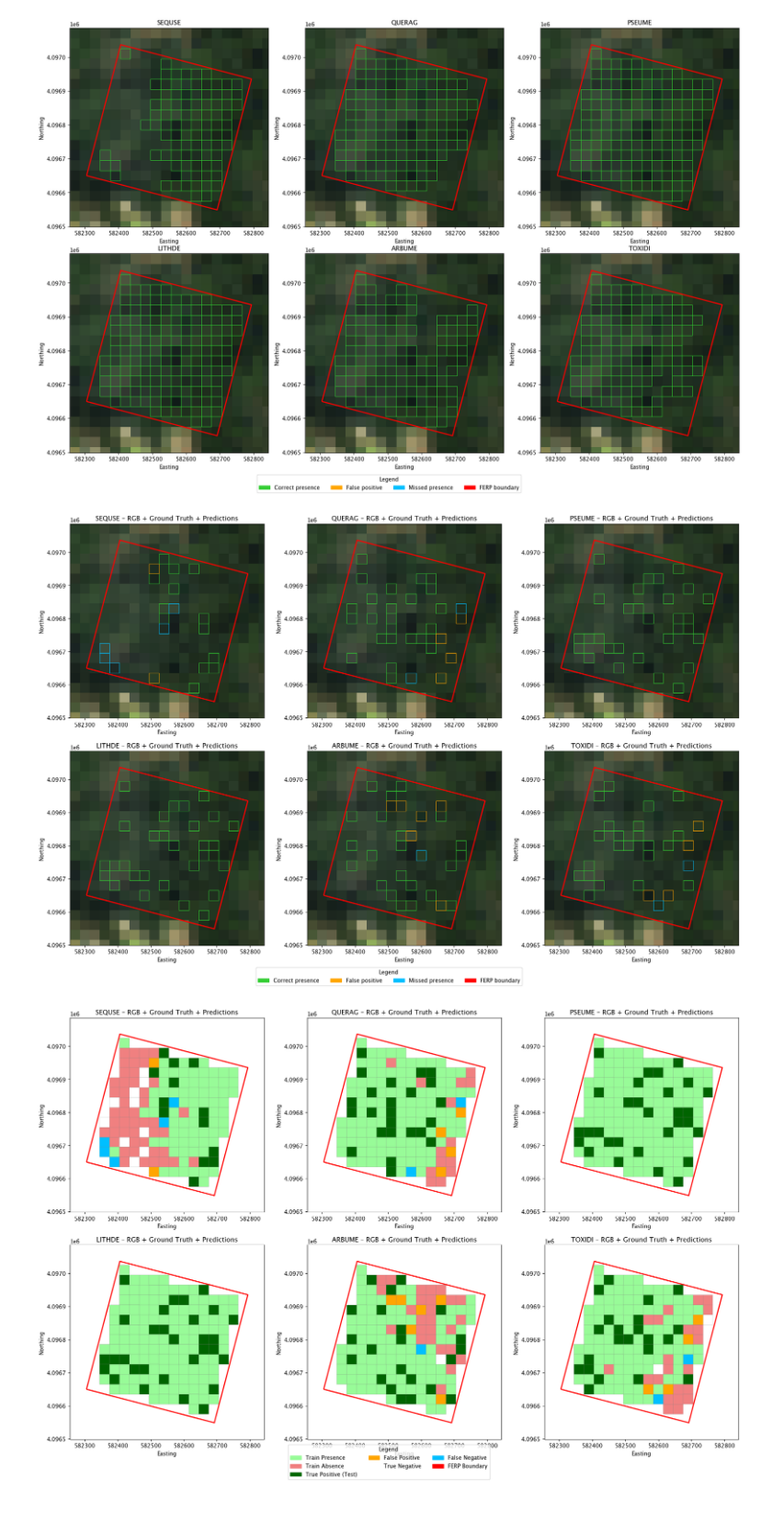
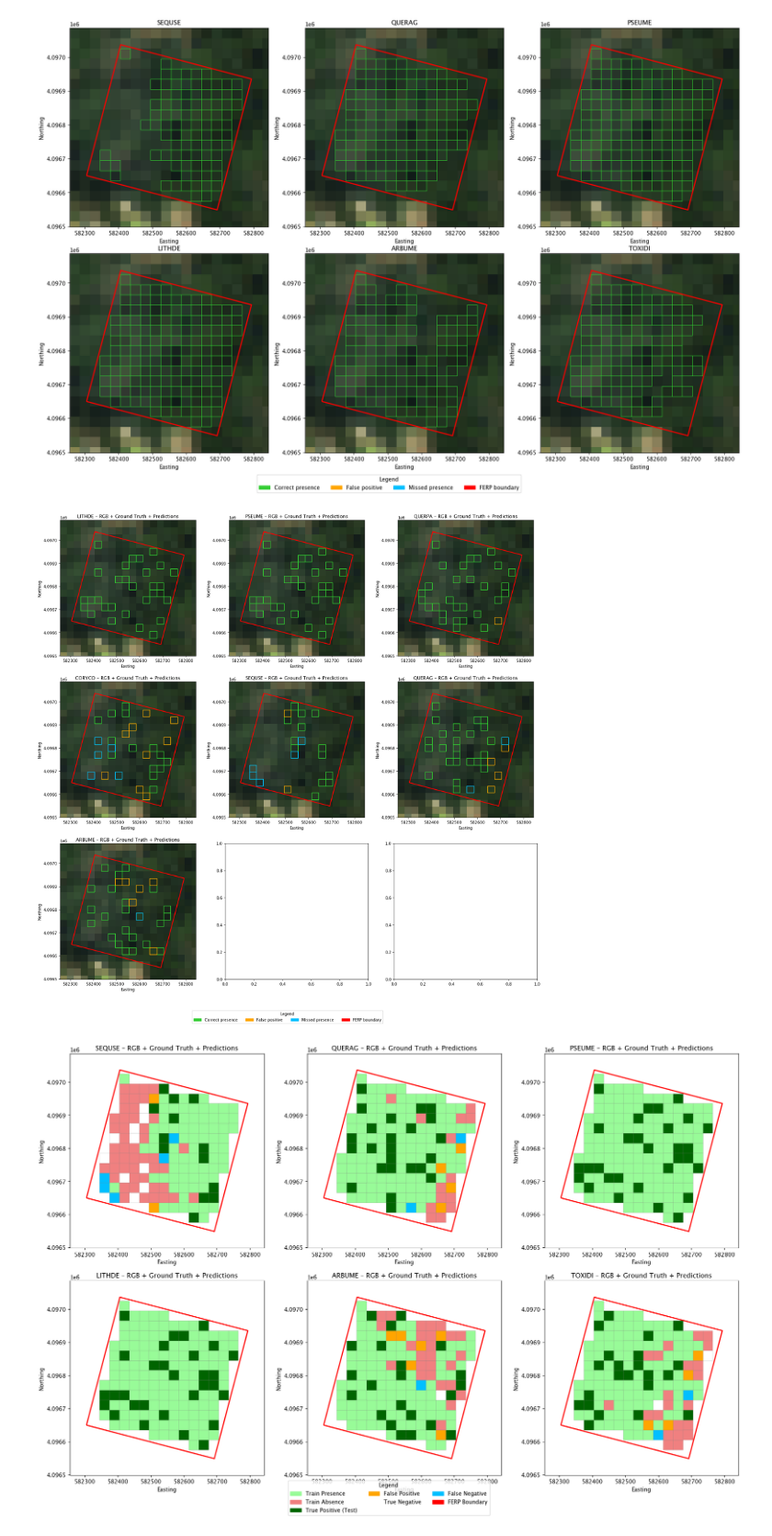
Before and after one commit to dangause/rs-hsi-botany, a Jupyter notebook: notebooks/ml_classifier.ipynb, the cells around one changed output. Shown at 92% size. Saved outputs shown, nothing was run; the diff lists cells and outputs as text; code cells hidden in the pictures; blank space fills up the shorter version.

```diff
--- a/notebooks/ml_classifier.ipynb
+++ b/notebooks/ml_classifier.ipynb
@@ -613,7 +613,10 @@ from sklearn.model_selection import train_test_split
 import numpy as np
 
 # --- List of species ---
-species_list = ["SEQUSE", "QUERAG", "PSEUME", "LITHDE", "ARBUME", "TOXIDI"]
+# species_list = ["SEQUSE", "QUERAG", "PSEUME", "LITHDE", "ARBUME", "TOXIDI"]
+
+species_list = ['LITHDE', 'PSEUME', 'QUERPA', 'CORYCO', 'SEQUSE', 'QUERAG', 'ARBUME']#, 'UMBECA', 'PINUPO', 'ACERMA', 'SALILA',]# 'EUCAGL']
+
 ncols = 3
 nrows = int(np.ceil(len(species_list) / ncols))
 fig, axes = plt.subplots(nrows, ncols, figsize=(6 * ncols, 6 * nrows))
@@ -666,37 +669,37 @@ for i, species_code in enumerate(species_list):
     grid_test["fn"] = (grid_test["y_true"] == 1) & (grid_test["y_pred"] == 0)
 
     # --- Plot RGB base ---
     ax.imshow(rgb_plot, extent=extent, origin="upper", zorder=1)
 
     # --- Overlay polygons from predictions ---
-    grid_test[grid_test["tp"]].boundary.plot(ax=ax, color="limegreen", linewidth=0.8, zorder=2)
-    grid_test[grid_test["fp"]].boundary.plot(ax=ax, color="orange", linewidth=0.8, zorder=3)
-    grid_test[grid_test["fn"]].boundary.plot(ax=ax, color="deepskyblue", linewidth=0.8, zorder=4)
+    grid_test[grid_test["tp"]].boundary.plot(ax=ax, color="limegreen", linewidth=1.5, zorder=2)
+    grid_test[grid_test["fp"]].boundary.plot(ax=ax, color="orange", linewidth=1.5, zorder=3)
+    grid_test[grid_test["fn"]].boundary.plot(ax=ax, color="deepskyblue", linewidth=1.5, zorder=4)
 
     # --- FERP boundary ---
     ferp_boundary_enmap.boundary.plot(ax=ax, color="red", linewidth=2, zorder=5)
 
     # --- Format ---
     ax.set_xlim(*xlim)
     ax.set_ylim(*ylim)
     ax.set_title(f"{species_code} – RGB + Ground Truth + Predictions", fontsize=12)
     ax.set_xlabel("Easting")
     ax.set_ylabel("Northing")
 
 # --- Shared Legend ---
 legend_patches = [
     mpatches.Patch(color="limegreen", label="Correct presence"),
     mpatches.Patch(color="orange", label="False positive"),
     mpatches.Patch(color="deepskyblue", label="Missed presence"),
     mpatches.Patch(color="red", label="FERP boundary")
 ]
 fig.legend(handles=legend_patches, title="Legend", loc="lower center", ncol=4, bbox_to_anchor=(0.5, -0.01))
 
 plt.tight_layout()
 plt.subplots_adjust(bottom=0.08)
 plt.show()
 # %% [output]
-[figure, old version]
+[figure, new version]
 # %%
 import numpy as np
 import pandas as pd
```
Also changed, not shown: parts of 1 cell of this notebook, 3 other files.
